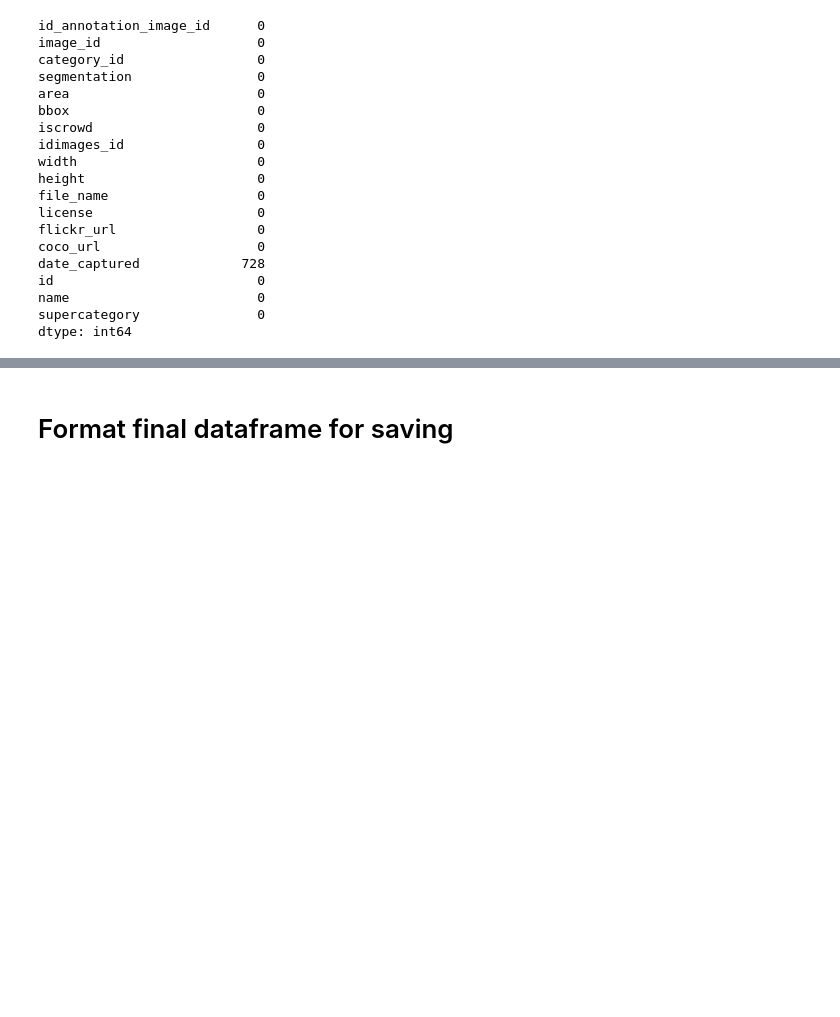
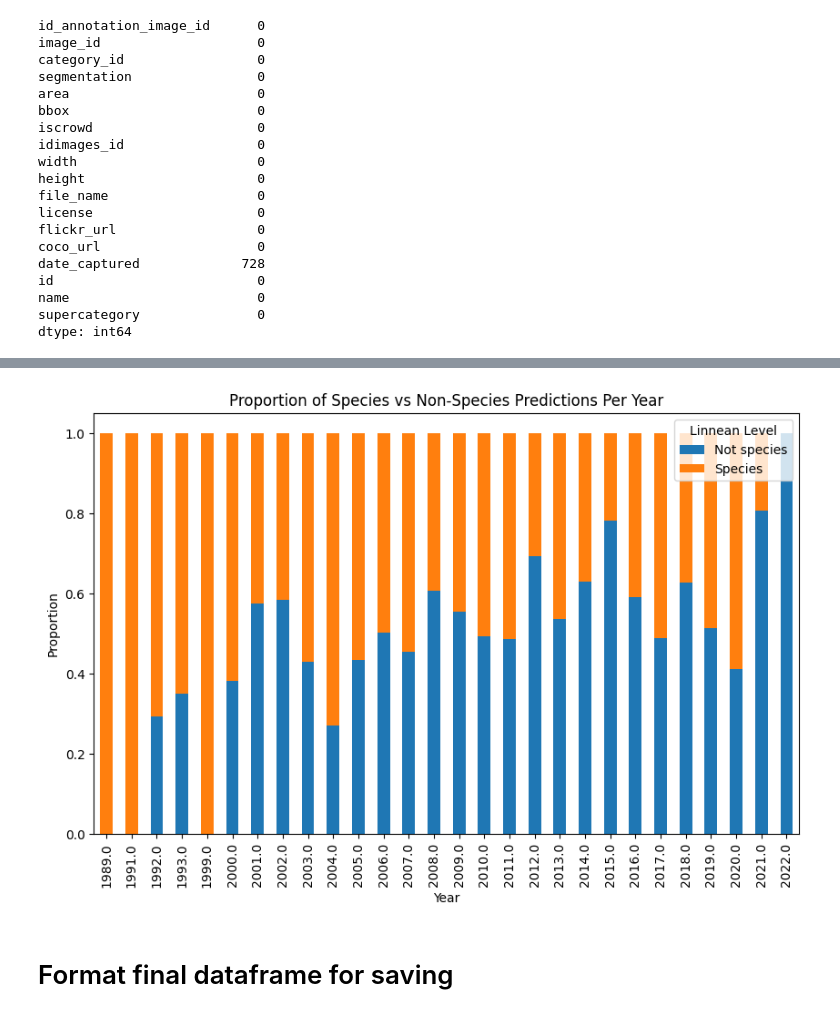
Before and after one commit to JulianaGomez/fathomnet2025, a Jupyter notebook: eda_jgc.ipynb, the cells around one changed output, grey strips where cells are left out. Drawn from its saved outputs; the diff is of its cells as text; code cells hidden in the pictures; blank space fills up the shorter version.

Commit message:
Kaggle Notebook | eda_fathomnet.ipynb | Version 10 | spp vs non-spp per year

```diff
--- a/eda_jgc.ipynb
+++ b/eda_jgc.ipynb
@@ -357,0 +362,23 @@ dtype: int64
+# %%
+# split year
+merge_2['year'] = merge_2['date_captured'].dt.year
+
+# create "linnean_level" column based on 'name': if it has two words, create "species", else "not species"
+merge_2['linnean_level'] = np.where(merge_2['name'].str.count(' ') + 1 == 2, "Species", "Not species")
+# %%
+# plot the proportion of species:non species per year
+# Calculate total counts per year, using transform to get the total number of records.
+merge_2['year_total'] = merge_2.groupby('year')['linnean_level'].transform('size')
+
+# Calculate counts of each category (species vs non-species) per year
+category_counts = merge_2.groupby(['year', 'linnean_level']).size().reset_index(name='count')
+
+# Merge total counts and calculate proportions
+category_counts = category_counts.merge(
+    category_counts.groupby('year')['count'].transform('sum').rename('year_total'),
+    left_index=True,
+    right_index=True
+)
+category_counts['proportion'] = category_counts['count'] / category_counts['year_total']
+
+category_counts.head()
@@ -358,3 +392,13 @@ dtype: int64
+# %%
+plot_data = category_counts.pivot(index='year', columns='linnean_level', values='proportion').fillna(0)
+plot_data.plot(kind='bar', stacked=True, figsize=(10, 6), color=['#1f77b4', '#ff7f0e'])
+plt.title('Proportion of Species vs Non-Species Predictions Per Year')
+plt.ylabel('Proportion')
+plt.xlabel('Year')
+plt.legend(title='Linnean Level')
+plt.show()
+# %% [output]
+[figure, added]
 # %% [markdown]
 # Format final dataframe for saving
 # %%
```
Also changed, not shown: parts of 5 cells of this notebook.
